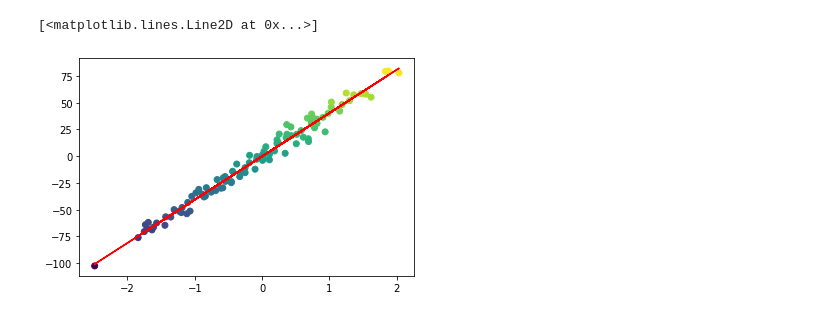
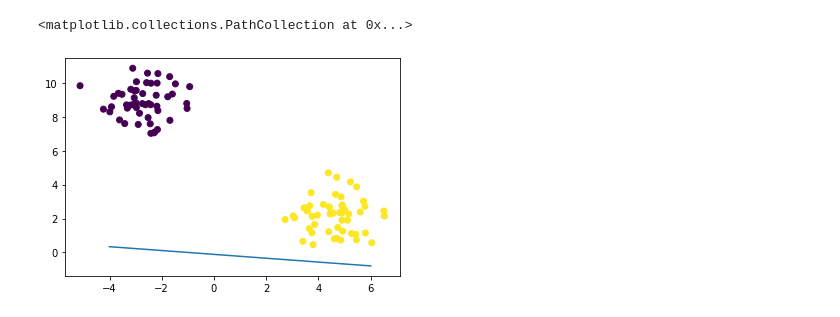
Before and after one commit to Namangarg007/Python-training, a Jupyter notebook: Lecture_40/Lenear Regression multiple.ipynb, the cells around one changed output. Drawn from its saved outputs; the diff is of its cells as text; code cells hidden in the pictures.

```diff
--- a/Lecture_40/Lenear Regression multiple.ipynb
+++ b/Lecture_40/Lenear Regression multiple.ipynb
@@ -31,2 +33,5 @@ theta = tf.Variable(0., dtype=np.float64)
+# %%
+W = tf.Variable(tf.zeros([X_mod.shape[1], 1], dtype=np.float64))
+b = tf.Variable(0., dtype=np.float64)
 # %%
 #training info
@@ -82,8 +88,14 @@ W : 40.46321292580528 , b  = -0.14493951189167564
 # %%
 loss = train_on_batch(X, y)
-# %%
-plt.scatter(X, y , c=y)
-plt.plot(X, b+W*X, color='red')
-# %% [output]
-[<matplotlib.lines.Line2D at 0x...>]
-[figure, removed]
+# %%
+m, c = -W[0]/W[1], -b/W[1]
+# %%
+x_line = np.linspace(-4, 6, 5)
+# %%
+y_line = m * x_line + c
+# %%
+plt.plot(x_line, y_line)
+plt.scatter(X[:, 0], X[:, 1], c=y.numpy().flatten())
+# %% [output]
+<matplotlib.collections.PathCollection at 0x...>
+[figure, added]
```
Also changed, not shown: parts of 10 cells of this notebook, 4 other files.
